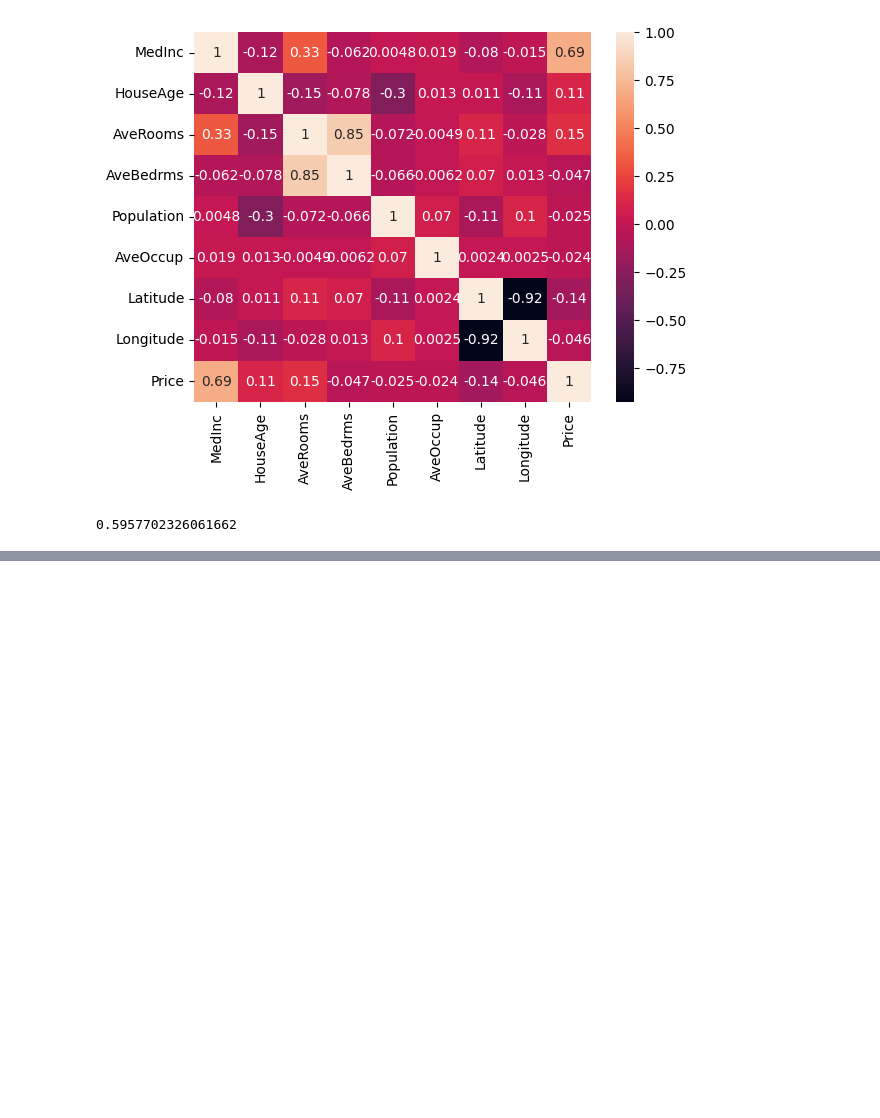
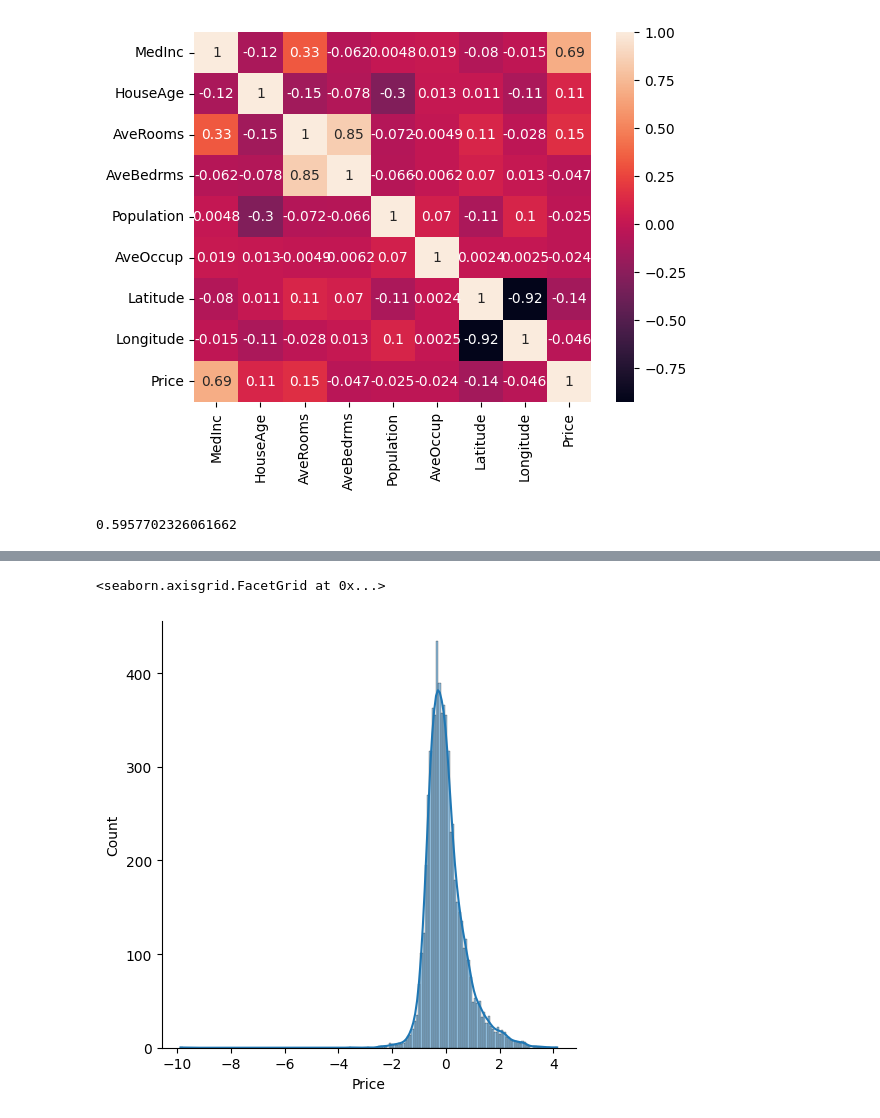
Before and after one commit to Murtuzasaifee/python_ml_nlp_practice, a Jupyter notebook: src/10-Machine Learning/multiple_linear_reg_california_dataset.ipynb, the cells around one changed output, grey strips where cells are left out. Cells and saved outputs as stored; diff of their text form; code cells hidden in the pictures; blank space fills up the shorter version.

```diff
--- a/src/10-Machine Learning/multiple_linear_reg_california_dataset.ipynb
+++ b/src/10-Machine Learning/multiple_linear_reg_california_dataset.ipynb
@@ -164,0 +179,10 @@ print(r2)
+# %%
+## 2. Homoscedasticity
+## Homoscedasticity means that the residuals have equal or almost equal variance across the regression line.
+## To check this, we can plot the residuals.
+residual = y_test - ypred
+sns.displot(residual, kde=True)
+## Based on the above plot, we can see that the residuals are normally distributed. So, the second assumption is satisfied.
+# %% [output]
+<seaborn.axisgrid.FacetGrid at 0x...>
+[figure, added]
```
Also changed, not shown: parts of 4 cells of this notebook.
